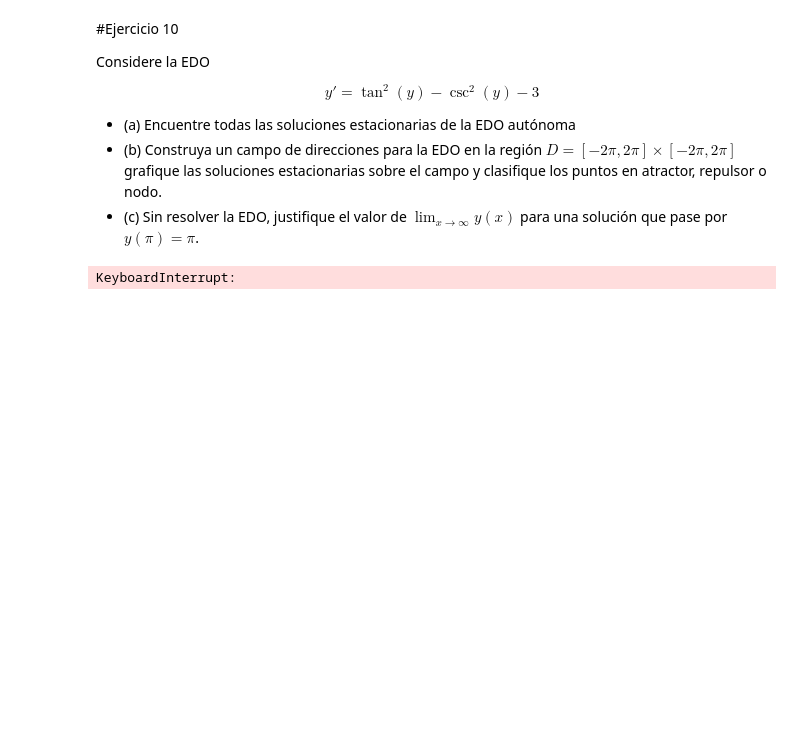
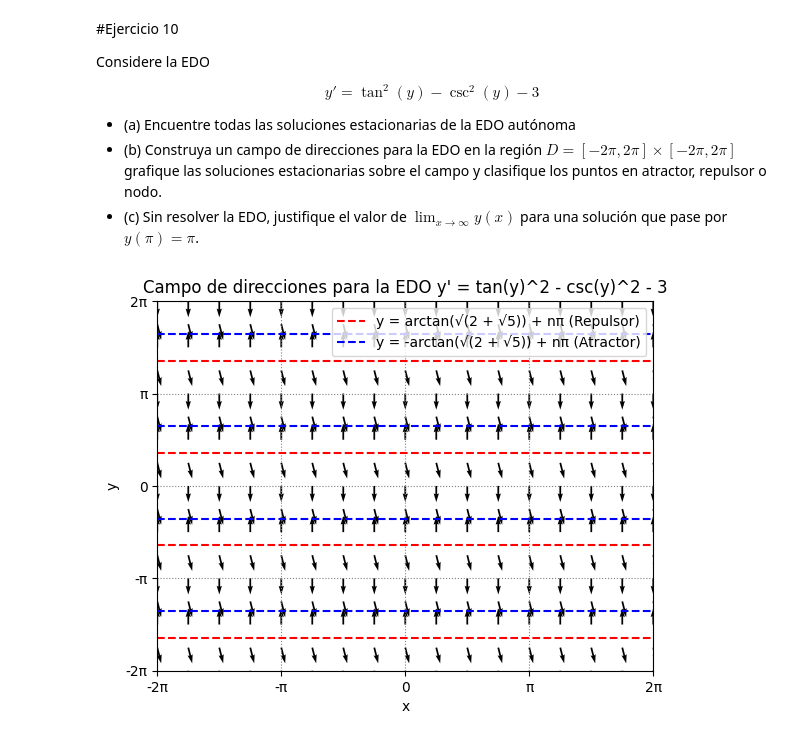
Before and after one commit to thyHox/EDyMN, a Jupyter notebook: Semana_4.ipynb, the cells around one changed output. Drawn from its saved outputs; the diff is of its cells as text; code cells hidden in the pictures; blank space fills up the shorter version.

```diff
--- a/Semana_4.ipynb
+++ b/Semana_4.ipynb
@@ -368,19 +368,40 @@ $$y'=\tan^2(y)-\csc^2(y)-3$$
 * (a) Encuentre todas las soluciones estacionarias de la EDO autónoma
 * (b) Construya un campo de direcciones para la EDO en la región $D=[-2\pi , 2\pi]\times[-2\pi , 2\pi]$ grafique las soluciones estacionarias sobre el campo y clasifique los puntos en atractor, repulsor o nodo.
 * (c) Sin resolver la EDO, justifique el valor de $\displaystyle\lim_{x \to \infty} y(x)$ para una solución que pase por $y(\pi)=\pi$.
-# %%
-f10 = lambda x, y: np.tan(y)**2 - 1/np.sin(x)**2 - 3
-# Definimos la variable simbólica
-y = sp.Symbol('y')
-
-# Definimos la ecuación y' = 0
-# Nota: en sympy, csc(y) se puede escribir como 1/sin(y) o sp.csc(y)
-ecuacion = sp.Eq(sp.tan(y)**2 - sp.csc(y)**2 - 3, 0)
-
-# Resolvemos la ecuación analíticamente
-soluciones_exactas = sp.solve(ecuacion)
-print("Soluciones exactas para y' = 0:", soluciones_exactas)
-
-graficar_campo_direcciones(f10, [-np.pi, 2], [-5, 5], "Ej 10: Campo de Direcciones con Soluciones Singulares", equilibrios=[], x_label='x', y_label='y')
-# %% [output]
-KeyboardInterrupt:
+# %%
+f10 = lambda x, y: np.tan(y)**2 - 1/np.sin(x)**2 - 3
+
+X, Y = np.meshgrid(np.arange(-2*np.pi, 2*np.pi + 0.01, np.pi / 4), np.arange(-2*np.pi, 2*np.pi + 0.01, np.pi / 4))
+
+U = 1.0
+V = np.tan(Y)**2 - (np.sin(Y) + 1e-12)**-2 - 3
+
+N = np.sqrt(U**2 + V**2)
+U = U / N
+V = V / N
+
+plt.quiver(X, Y, U, V)
+plt.xlabel('x')
+plt.ylabel('y')
+plt.title('Campo de direcciones para la EDO y\' = tan(y)^2 - csc(y)^2 - 3')
+plt.xlim(-2*np.pi, 2*np.pi)
+plt.ylim(-2*np.pi, 2*np.pi)
+plt.yticks(np.arange(-2*np.pi, 2*np.pi + 1, np.pi), labels=['-2π', '-π', '0', 'π', '2π'])
+plt.xticks(np.arange(-2*np.pi, 2*np.pi + 1, np.pi), labels=['-2π', '-π', '0', 'π', '2π'])
+
+y_eq_base = np.arctan(np.sqrt(2 + np.sqrt(5)))
+
+for n in range(-3, 4):
+    y1 = y_eq_base + n * np.pi
+    y2 = -y_eq_base + n * np.pi
+
+    if -2*np.pi <= y1 <= 2*np.pi:
+        plt.axhline(y1, color='red', linestyle='--', linewidth=1.5, label='y = arctan(√(2 + √5)) + nπ (Repulsor)' if n == 0 else "")
+    if -2*np.pi <= y2 <= 2*np.pi:
+        plt.axhline(y2, color='blue', linestyle='--', linewidth=1.5, label='y = -arctan(√(2 + √5)) + nπ (Atractor)' if n == 0 else "")
+
+plt.grid(True, linestyle=':', color='gray')
+plt.legend(loc='upper right')
+plt.show()
+# %% [output]
+[figure, added]
```
